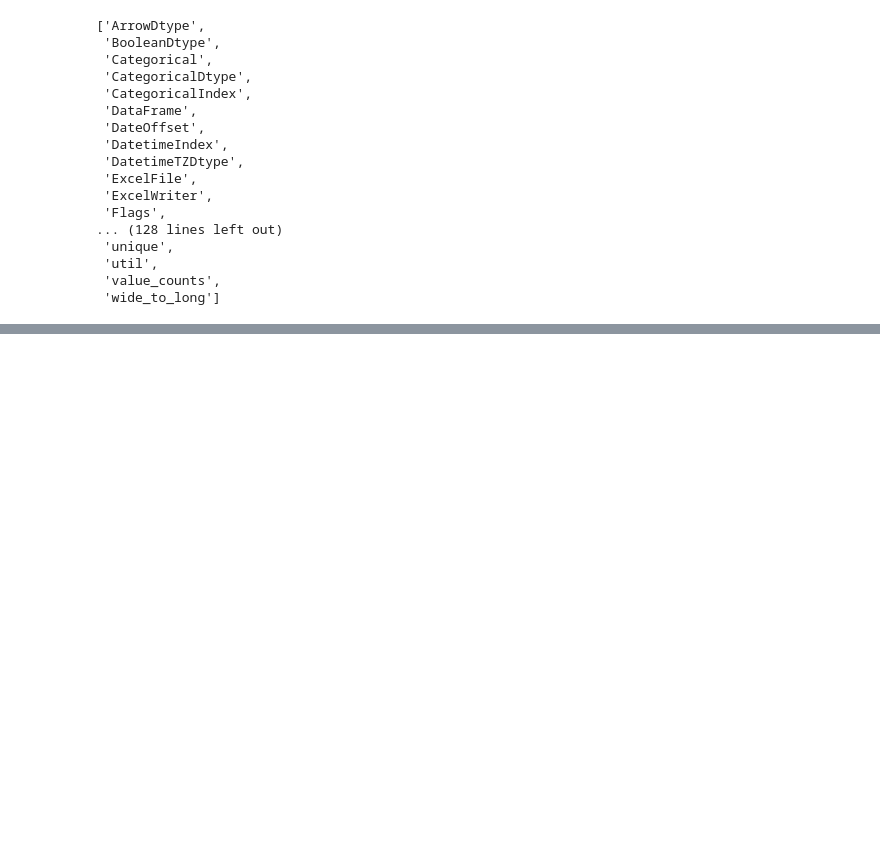
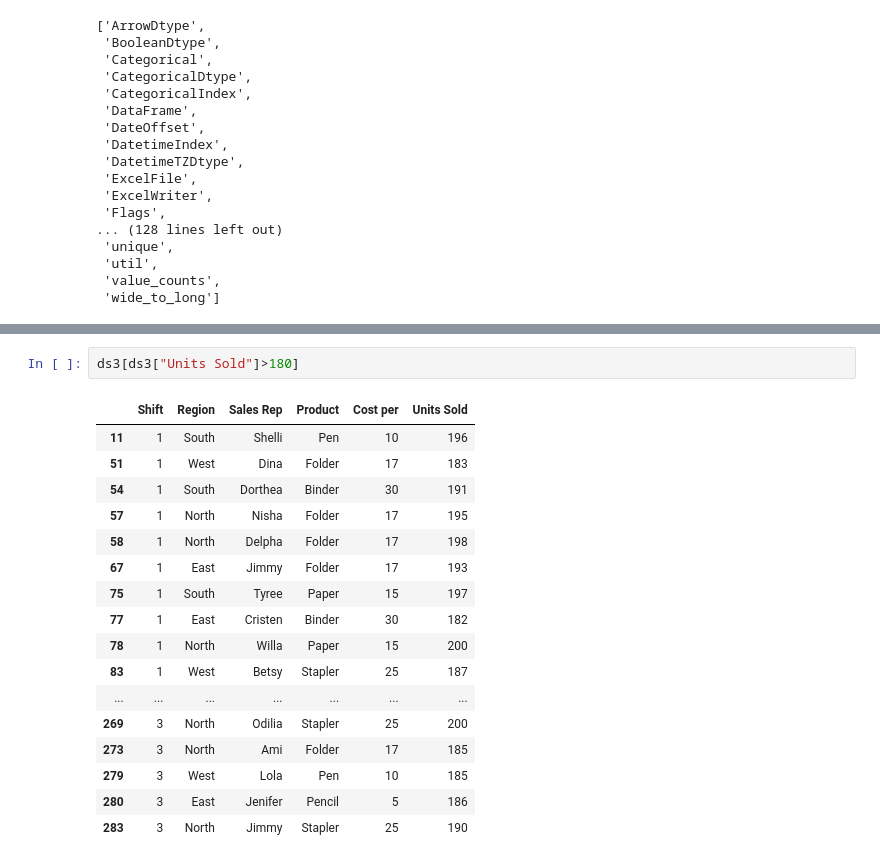
Before and after one commit to partha235/py_data_science, a Jupyter notebook: pandfu.ipynb, the cells around one changed output, grey strips where cells are left out. Drawn from its saved outputs; the diff is of its cells as text; blank space fills up the shorter version.

```diff
--- a/pandfu.ipynb
+++ b/pandfu.ipynb
@@ -45,0 +193,20 @@ dtype: int64
+# %%
+ds3[ds3["Units Sold"]>180]
+# %% [output]
+|  | Shift | Region | Sales Rep | Product | Cost per | Units Sold |
+| 11 | 1 | South | Shelli | Pen | 10 | 196 |
+| 51 | 1 | West | Dina | Folder | 17 | 183 |
+| 54 | 1 | South | Dorthea | Binder | 30 | 191 |
+| 57 | 1 | North | Nisha | Folder | 17 | 195 |
+| 58 | 1 | North | Delpha | Folder | 17 | 198 |
+| 67 | 1 | East | Jimmy | Folder | 17 | 193 |
+| 75 | 1 | South | Tyree | Paper | 15 | 197 |
+| 77 | 1 | East | Cristen | Binder | 30 | 182 |
+| 78 | 1 | North | Willa | Paper | 15 | 200 |
+| 83 | 1 | West | Betsy | Stapler | 25 | 187 |
+| ... | ... | ... | ... | ... | ... | ... |
+| 269 | 3 | North | Odilia | Stapler | 25 | 200 |
+| 273 | 3 | North | Ami | Folder | 17 | 185 |
+| 279 | 3 | West | Lola | Pen | 10 | 185 |
+| 280 | 3 | East | Jenifer | Pencil | 5 | 186 |
+| 283 | 3 | North | Jimmy | Stapler | 25 | 190 |
```
Also changed, not shown: parts of 21 cells of this notebook, 2 other files.
